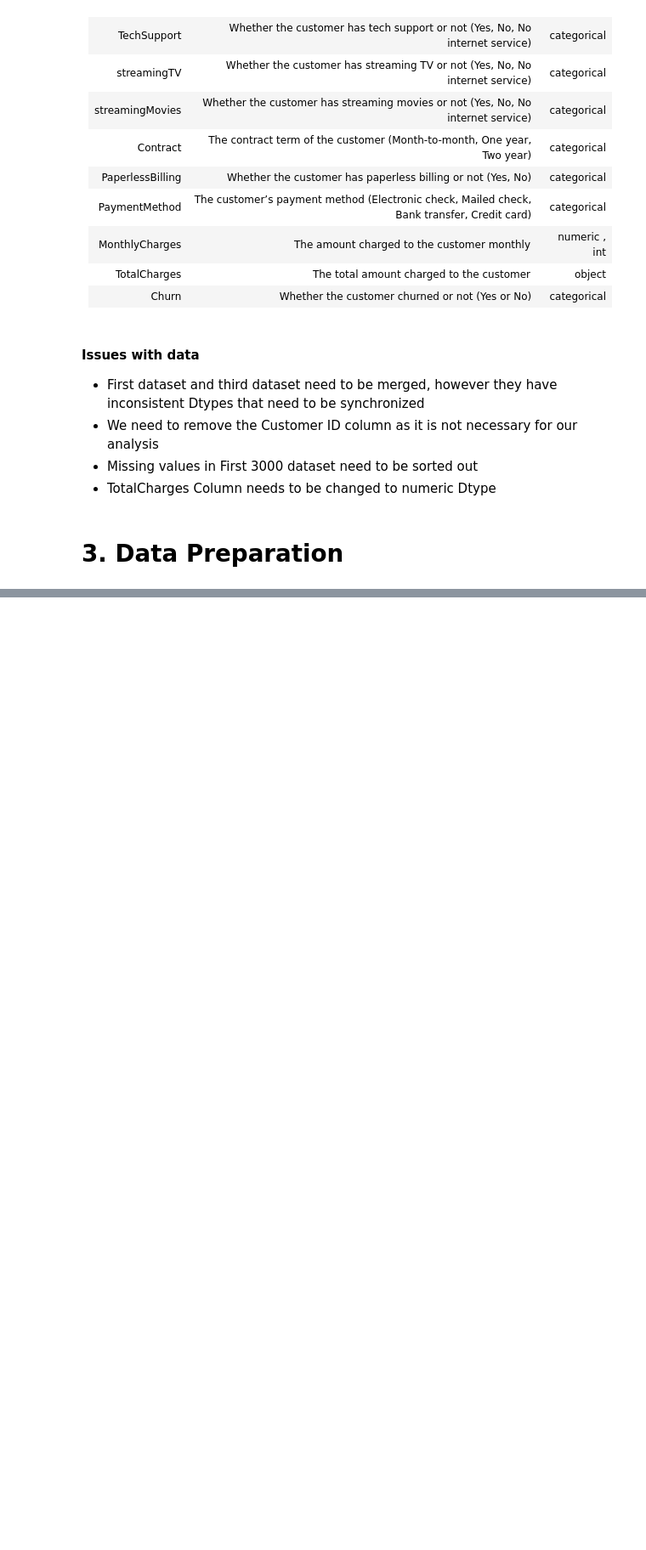
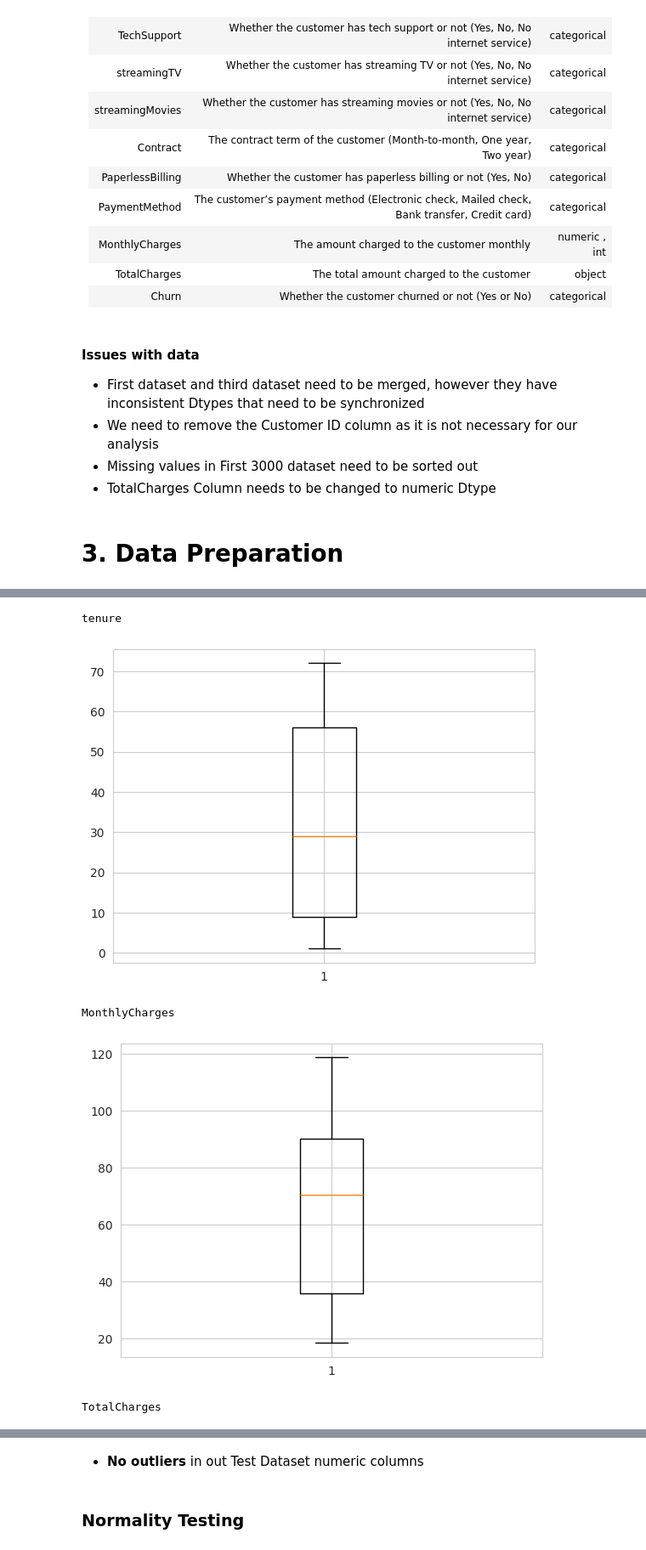
Before and after one commit to OAtulA/customer-churn-prediction, a Jupyter notebook: Project_notebook.ipynb, the cells around one changed output, grey strips where cells are left out. Shown at 85% size. Saved outputs shown, nothing was run; the diff lists cells and outputs as text; code cells hidden in the pictures; blank space fills up the shorter version.

```diff
--- a/Project_notebook.ipynb
+++ b/Project_notebook.ipynb
@@ -310,0 +492,4 @@ The third dataset is already available as a .csv file.
+# %%
+# Drop rows where tenure = 0
+
+data3.drop(labels=data3[data3['tenure'] == 0].index, axis=0, inplace=True)
@@ -310,0 +503,8 @@ The third dataset is already available as a .csv file.
+# %%
+# Replace 0 values with 'No' and 1 values with 'Yes'
+
+data3['SeniorCitizen'] = data3['SeniorCitizen'].replace({0: 'No', 1: 'Yes'})
+# %%
+# change column dtype to object
+
+data3['SeniorCitizen'] = data3['SeniorCitizen'].astype('object')
@@ -310,0 +513,5 @@ The third dataset is already available as a .csv file.
+# %%
+# merge the test datasets
+
+Data_All= pd.concat([data, data3], ignore_index=True)
+Data_All.info()
@@ -310,0 +620,14 @@ The third dataset is already available as a .csv file.
+# %%
+# Check for outliers in the numerical variables
+# Use boxplot
+
+for col in ['tenure','MonthlyCharges','TotalCharges']:
+    print(col)
+    plt.boxplot(Data_All[col])
+    plt.show()
+# %% [output]
+tenure
+[figure, added]
+MonthlyCharges
+[figure, added]
+TotalCharges
@@ -310,0 +635,4 @@ The third dataset is already available as a .csv file.
+# %% [markdown]
+- **No outliers** in out Test Dataset numeric columns
+# %% [markdown]
+### Normality Testing
```
Also changed, not shown: parts of 49 cells of this notebook, 5 other files.
